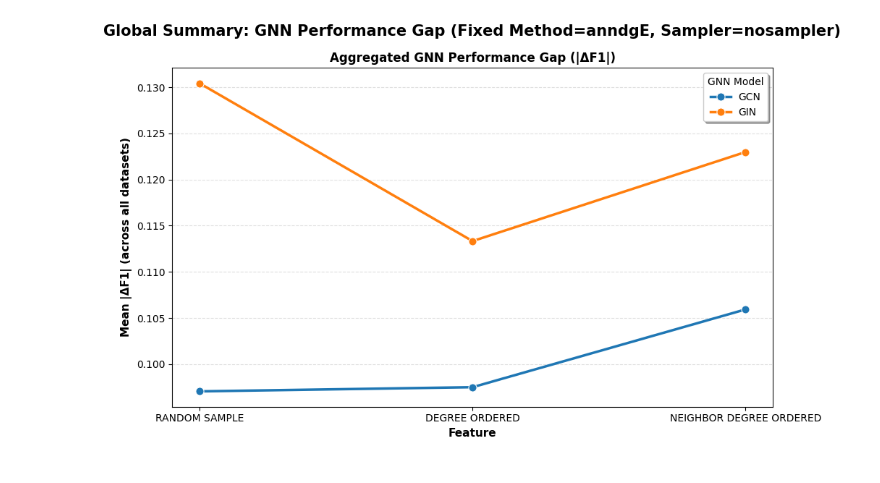
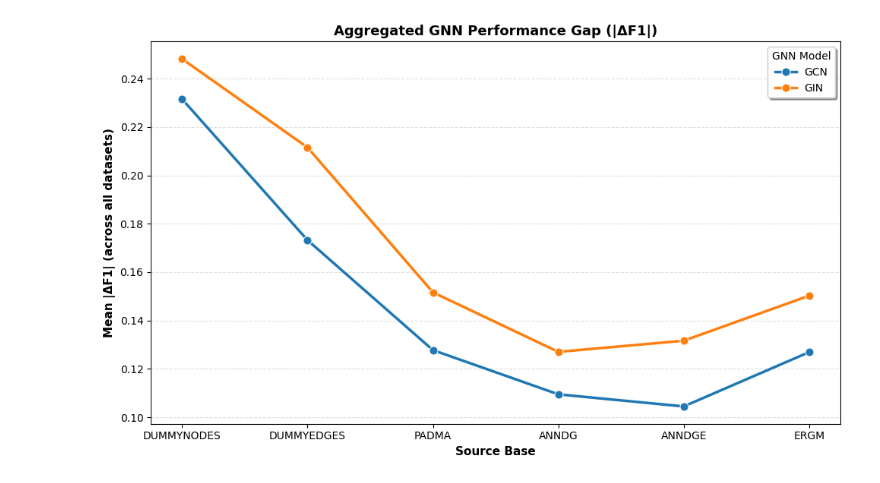
Before and after one commit to Andre1372/syn_bench_gnn, a Jupyter notebook: notebooks/gnn_result_analysis.ipynb, the cells around one changed output. Saved outputs shown, nothing was run; the diff lists cells and outputs as text; code cells hidden in the pictures.

Commit message:
Restored ergm generator in the pipeline, corrected some notebooks

```diff
--- a/notebooks/gnn_result_analysis.ipynb
+++ b/notebooks/gnn_result_analysis.ipynb
@@ -20,27 +20,27 @@ from notebooks.visualization_utils import add_baseline_guide, plot_performance_d
 # %%
 # Exactly ONE of the three variables should be None at a time; the other two
 # must be set to a single valid string from the canonical orders below.
-FIXED_METHODS:  str | None = "anndgE"        # set to None to vary methods
+FIXED_METHODS:  str | None = None        # set to None to vary methods
 FIXED_SAMPLERS: str | None = "nosampler"    # set to None to vary samplers
-FIXED_FEATURES: str | None = None          # set to None to vary features
+FIXED_FEATURES: str | None = "log_bin_deg"         # set to None to vary features
 
 RESULTS_DIR = PROJECT_ROOT / "results"
 DATASET_NAMES = [
-    "BZR", "DHFR", "Mutagenicity", "MUTAG",
-    "Cuneiform", "MSRC_21C", "MSRC_21", "MSRC_9"
+        # "BZR", "Cuneiform", "DHFR", "MUTAG", "Mutagenicity" # ,"MSRC_9", "MSRC_21", "MSRC_21C" # Features
+        "BZR", "DHFR", "MUTAG", "Mutagenicity" # Methods
 ]
 
 # Methods
-METHOD_ORDER = ["dummyNodes", "dummyEdges", "padma", "anndg", "anndgD", "anndgE", "anndgED"]
+METHOD_ORDER = ["dummyNodes", "dummyEdges", "padma", "anndg", "anndgE", "ergm", "nextGen"]
 METHOD_PALETTE = {
     "original":   "#5B9BD5",
     "dummyNodes": "#DA7CF7",
     "dummyEdges": "#98C379",
     "padma":      "#F5C431",
     "anndg":      "#E06C75",
-    "anndgD":     "#5CE9FF",
-    "anndgE":     "#C47900",
-    "anndgED":    "#5242D1",
+    "anndgE":     "#5CE9FF",
+    "ergm":     "#C47900",
+    "nextGen":    "#5242D1",
 }
 
 # Samplers (None is stored as "nosampler" in filenames)
@@ -88,11 +88,11 @@ def load_experiment_data() -> pd.DataFrame:
         r"\.csv$"
     )
 
-    # Pattern for original-baseline files: gnn_global_<dataset>_original_native.csv
+    # Pattern for original-baseline files: gnn_global_<dataset>_original_<feature>.csv
     baseline_pattern = re.compile(
         r"gnn_global_"
         r"(?P<dname>" + dname_alts + r")_"
-        r"original_native\.csv$"
+        r"original_(?P<feature>[a-zA-Z0-9_]+)\.csv$"
     )
 
     dfs_results = []
@@ -107,7 +107,7 @@ def load_experiment_data() -> pd.DataFrame:
             # Baseline rows already have source='original'; assign sentinel values
             df["method"]  = "original"
             df["sampler"] = "nosampler"
-            df["feature"] = "native"
+            df["feature"] = bm.group("feature")   # "native" for per-graph strategies, or the actual feature name (e.g. "log_bin_deg")
             dfs_results.append(df)
             continue
 
@@ -182,6 +182,10 @@ def _filter_df(df: pd.DataFrame) -> pd.DataFrame:
 def _vary_col_and_meta() -> tuple[str, list, dict, str]:
     """Returns (col_name, ordered_values, palette, title_suffix) for the free axis."""
     vary = _resolve_vary_axis()
+    # Only consider synthetic rows when collecting which values are present on the
+    # free axis (original baseline rows carry sentinel values that must not become
+    # rows/categories of their own in the plots).
+    df_synth_only = df_raw[df_raw["source_base"] != "original"]
     if vary == "method":
         present = set(df_raw["source_base"]) - {"original"}
         vals    = _canonical_order(present, METHOD_ORDER)
@@ -189,13 +193,13 @@ def _vary_col_and_meta() -> tuple[str, list, dict, str]:
         suffix  = f"Fixed Sampler={FIXED_SAMPLERS}, Feature={FIXED_FEATURES}"
         col     = "source_base"
     elif vary == "sampler":
-        present = set(df_raw["sampler"].unique())
+        present = set(df_synth_only["sampler"].unique())
         vals    = _canonical_order(present, SAMPLER_ORDER)
         pal     = SAMPLER_PALETTE
         suffix  = f"Fixed Method={FIXED_METHODS}, Feature={FIXED_FEATURES}"
         col     = "sampler"
     else:  # vary == "feature"
-        present = set(df_raw["feature"].unique())
+        present = set(df_synth_only["feature"].unique())
         vals    = _canonical_order(present, FEATURE_ORDER)
         pal     = FEATURE_PALETTE
         suffix  = f"Fixed Method={FIXED_METHODS}, Sampler={FIXED_SAMPLERS}"
@@ -535,33 +539,33 @@ def plot_final_results_comparison(df_synth: pd.DataFrame) -> None:
     ordered_cats = [v for v in categories if v in present]
     df_perf[vary_col] = pd.Categorical(df_perf[vary_col], categories=ordered_cats, ordered=True)
 
     fig, ax = plt.subplots(figsize=(10, 6))
-    fig.suptitle(f"Global Summary: GNN Performance Gap ({title_suffix})", fontsize=15, fontweight="bold", y=0.98)
+    # fig.suptitle(f"Global Summary: GNN Performance Gap ({title_suffix})", fontsize=15, fontweight="bold", y=0.98)
 
     sns.lineplot(
         data=df_perf,
         x=vary_col,
         y="delta_test_f1",
         hue="model",
         marker="o",
         markersize=8,
         linewidth=2.5,
         ax=ax,
         errorbar=None
     )
 
-    ax.set_title("Aggregated GNN Performance Gap (|ΔF1|)", fontsize=12, fontweight="bold")
+    ax.set_title("Aggregated GNN Performance Gap (|ΔF1|)", fontsize=13, fontweight="bold")
     ax.set_xlabel(vary_col.replace("_", " ").title(), fontsize=11, fontweight="bold")
     ax.set_ylabel("Mean |ΔF1| (across all datasets)", fontsize=11, fontweight="bold")
     ax.grid(axis="y", linestyle="--", alpha=0.4)
     ax.legend(title="GNN Model", frameon=True, shadow=True)
 
     ax.set_xticks(range(len(ordered_cats)))
     ax.set_xticklabels([str(c).replace("_", " ").upper() for c in ordered_cats], fontsize=10)
 
     plt.tight_layout()
     plt.show()
 
 plot_final_results_comparison(df_synth)
 # %% [output]
-[figure, old version]
+[figure, new version]
```
Also changed, not shown: parts of 2 cells of this notebook, 8 other files.
